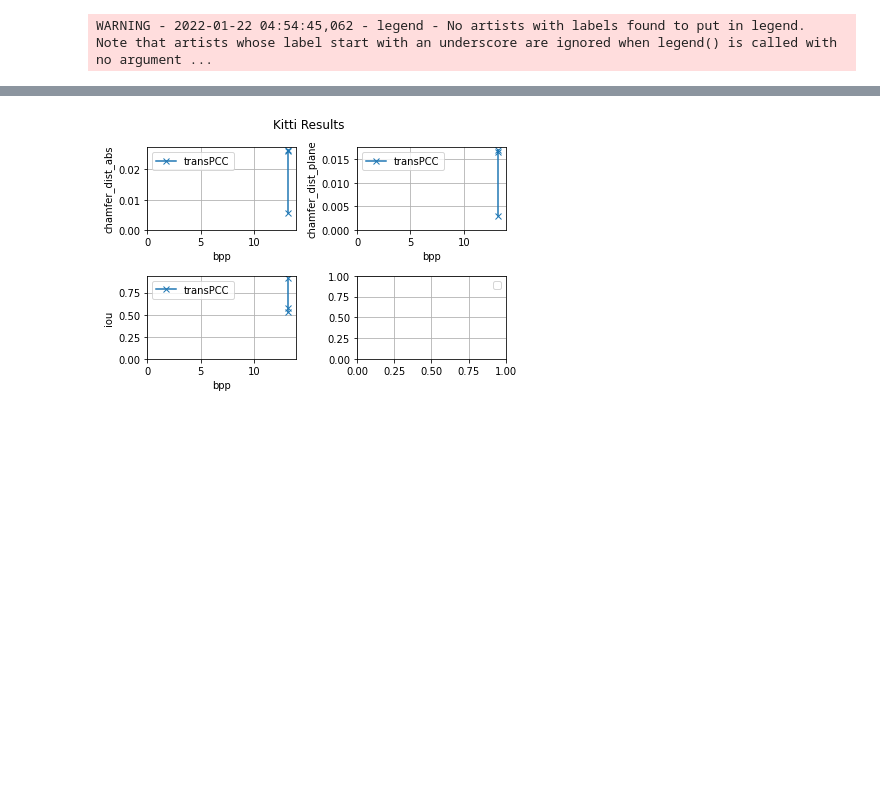
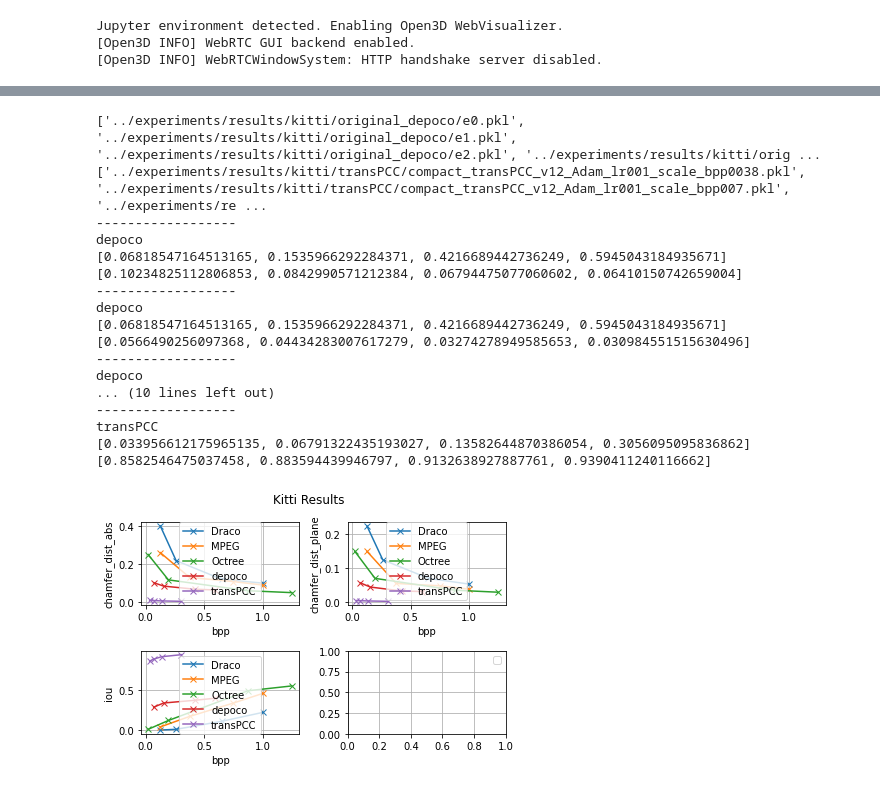
Before and after one commit to jokieleung/TransPCC, a Jupyter notebook: depoco/notebooks/visualize.ipynb, the cells around one changed output, grey strips where cells are left out. Cells and saved outputs as stored; diff of their text form; code cells hidden in the pictures; blank space fills up the shorter version.

```diff
--- a/depoco/notebooks/visualize.ipynb
+++ b/depoco/notebooks/visualize.ipynb
@@ -4,15 +4,21 @@ path = '../experiments/results/kitti/original_depoco/'
 files = sorted(glob.glob(path+'*.pkl'))
 print(files)
 
-transPCC_path = '../experiments/results/kitti/transPCC'
+# transPCC_path = '../experiments/results/kitti/bpp_exp/'
+transPCC_path = '../experiments/results/kitti/transPCC/'
 transPCC_files = sorted(glob.glob(transPCC_path+'*.pkl'))
 print(transPCC_files)
 
 f, ax = plt.subplots(2, 2)
+# f, ax = plt.subplots(1)
 ax = ax.flatten()
 f.suptitle('Kitti Results')
+genComparisonPlots2(ax, draw_line=True, label='Draco', x_key='bpp')
+genComparisonPlots1(ax, draw_line=True, label='MPEG', x_key='bpp')
+genComparisonPlots(ax, draw_line=True, label='Octree', x_key='bpp')
 genPlots(files, f, ax, draw_line=True, label='depoco', x_key='bpp')
 genPlots(transPCC_files, f, ax, draw_line=True, label='transPCC', x_key='bpp')
+# genPlots(transPCC_files, f, ax, draw_line=True, label='transPCC', x_key='bpp')
 for a in ax:
     a.grid()
     # a.set_ylim([0,None])
@@ -20,4 +26,6 @@ for a in ax:
 plt.tight_layout()
 plt.show()
 # %% [output]
-WARNING - 2022-01-22 04:54:45,062 - legend - No artists with labels found to put in legend.  Note that artists whose label start with an underscore are ignored when legend() is called with no argument ...
+Jupyter environment detected. Enabling Open3D WebVisualizer.
+[Open3D INFO] WebRTC GUI backend enabled.
+[Open3D INFO] WebRTCWindowSystem: HTTP handshake server disabled.
@@ -26 +33,18 @@ WARNING - 2022-01-22 04:54:45,062 - legend - No artists with labels found to put
+['../experiments/results/kitti/original_depoco/e0.pkl', '../experiments/results/kitti/original_depoco/e1.pkl', '../experiments/results/kitti/original_depoco/e2.pkl', '../experiments/results/kitti/orig ...
+['../experiments/results/kitti/transPCC/compact_transPCC_v12_Adam_lr001_scale_bpp0038.pkl', '../experiments/results/kitti/transPCC/compact_transPCC_v12_Adam_lr001_scale_bpp007.pkl', '../experiments/re ...
+------------------
+depoco
+[0.06818547164513165, 0.1535966292284371, 0.4216689442736249, 0.5945043184935671]
+[0.10234825112806853, 0.0842990571212384, 0.06794475077060602, 0.06410150742659004]
+------------------
+depoco
+[0.06818547164513165, 0.1535966292284371, 0.4216689442736249, 0.5945043184935671]
+[0.0566490256097368, 0.04434283007617279, 0.03274278949585653, 0.030984551515630496]
+------------------
+depoco
+... (10 lines left out)
+------------------
+transPCC
+[0.033956612175965135, 0.06791322435193027, 0.13582644870386054, 0.3056095095836862]
+[0.8582546475037458, 0.883594439946797, 0.9132638927887761, 0.9390411240116662]
-[figure, old version]
+[figure, new version]
```
Also changed, not shown: parts of 2 cells of this notebook, 7 other files.
